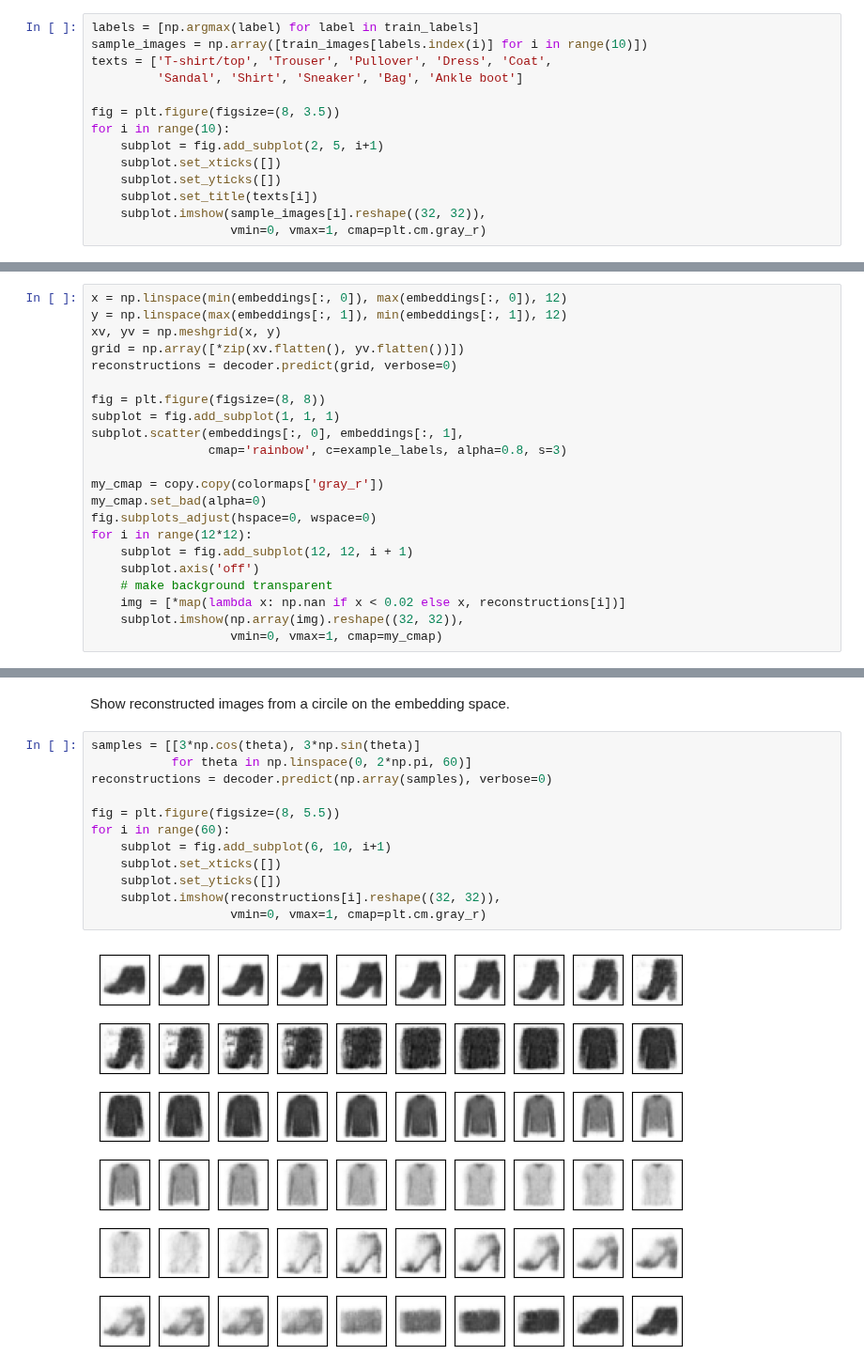
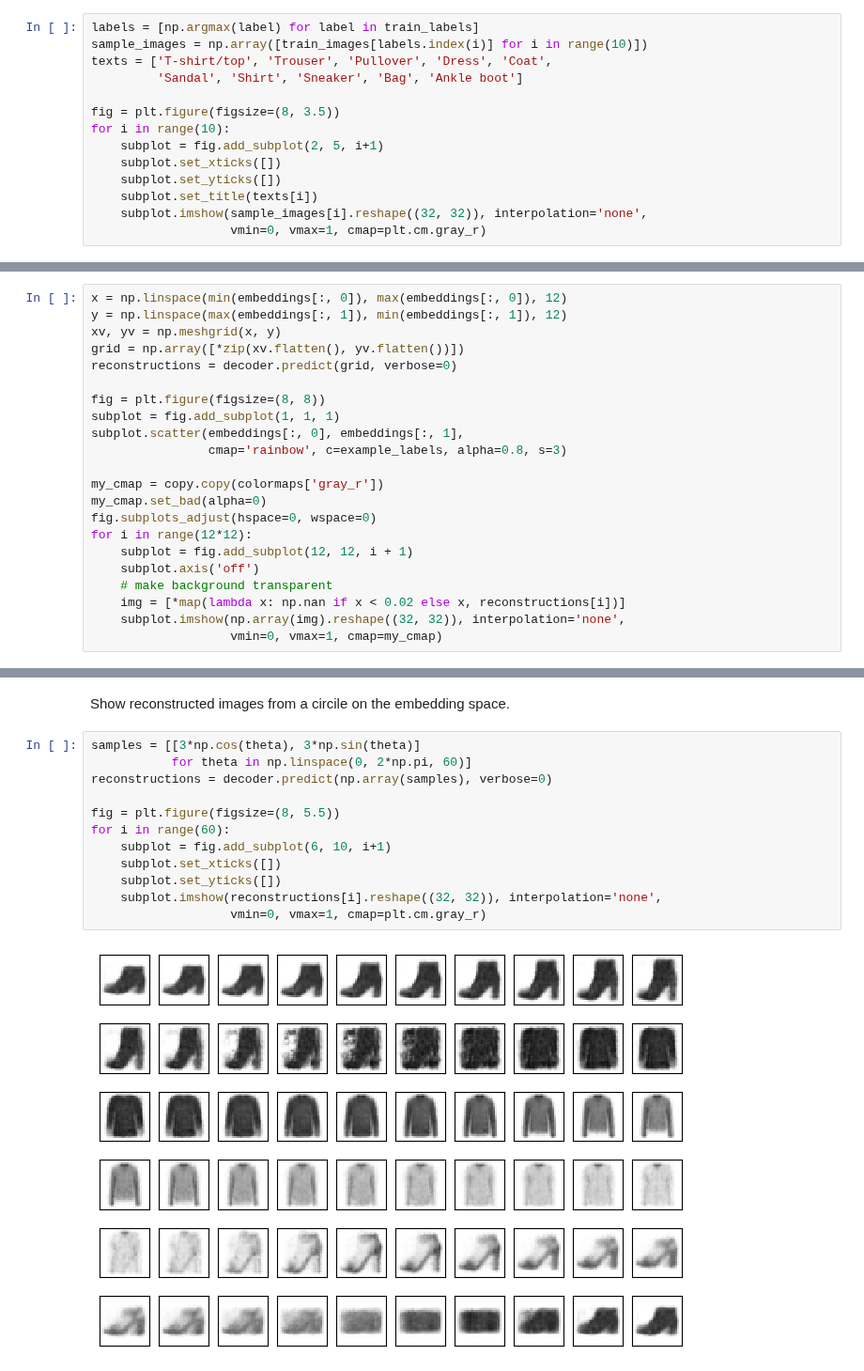
Before and after one commit to enakai00/colab_GenAI_lecture, a Jupyter notebook: Part02/2. AutoEncoder Fashion MNIST.ipynb, the cells around one changed output, grey strips where cells are left out. Shown at 94% size. Cells and saved outputs as stored; diff of their text form.

```diff
--- a/Part02/2. AutoEncoder Fashion MNIST.ipynb
+++ b/Part02/2. AutoEncoder Fashion MNIST.ipynb
@@ -50,7 +50,7 @@ for i in range(10):
     subplot.set_xticks([])
     subplot.set_yticks([])
     subplot.set_title(texts[i])
-    subplot.imshow(sample_images[i].reshape((32, 32)),
+    subplot.imshow(sample_images[i].reshape((32, 32)), interpolation='none',
                    vmin=0, vmax=1, cmap=plt.cm.gray_r)
 # %% [output]
 [figure]
@@ -230,6 +230,6 @@ for i in range(12*12):
     subplot.axis('off')
     # make background transparent
     img = [*map(lambda x: np.nan if x < 0.02 else x, reconstructions[i])]
-    subplot.imshow(np.array(img).reshape((32, 32)),
+    subplot.imshow(np.array(img).reshape((32, 32)), interpolation='none',
                    vmin=0, vmax=1, cmap=my_cmap)
 # %% [output]
@@ -239,14 +239,14 @@ Show reconstructed images from a circile on the embedding space.
 # %%
 samples = [[3*np.cos(theta), 3*np.sin(theta)]
            for theta in np.linspace(0, 2*np.pi, 60)]
 reconstructions = decoder.predict(np.array(samples), verbose=0)
 
 fig = plt.figure(figsize=(8, 5.5))
 for i in range(60):
     subplot = fig.add_subplot(6, 10, i+1)
     subplot.set_xticks([])
     subplot.set_yticks([])
-    subplot.imshow(reconstructions[i].reshape((32, 32)),
+    subplot.imshow(reconstructions[i].reshape((32, 32)), interpolation='none',
                    vmin=0, vmax=1, cmap=plt.cm.gray_r)
 # %% [output]
-[figure, old version]
+[figure, new version]
```
Also changed, not shown: parts of 5 cells of this notebook, 5 other files.
